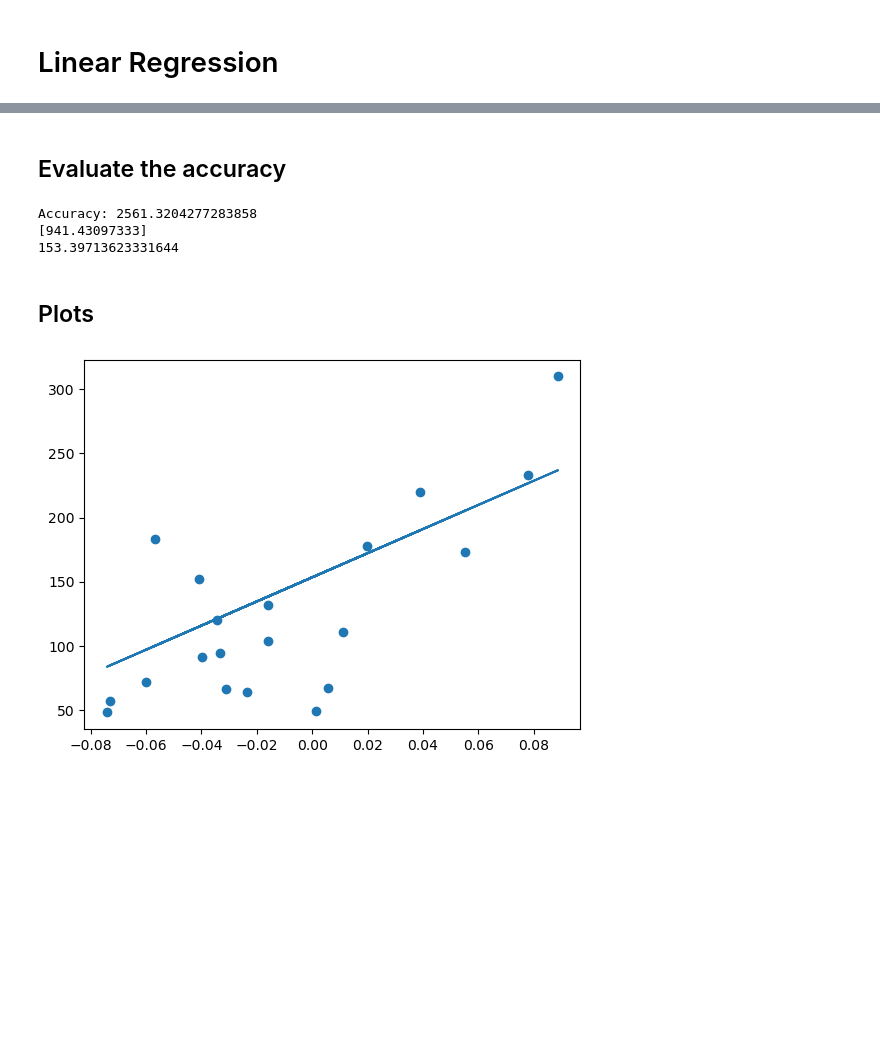
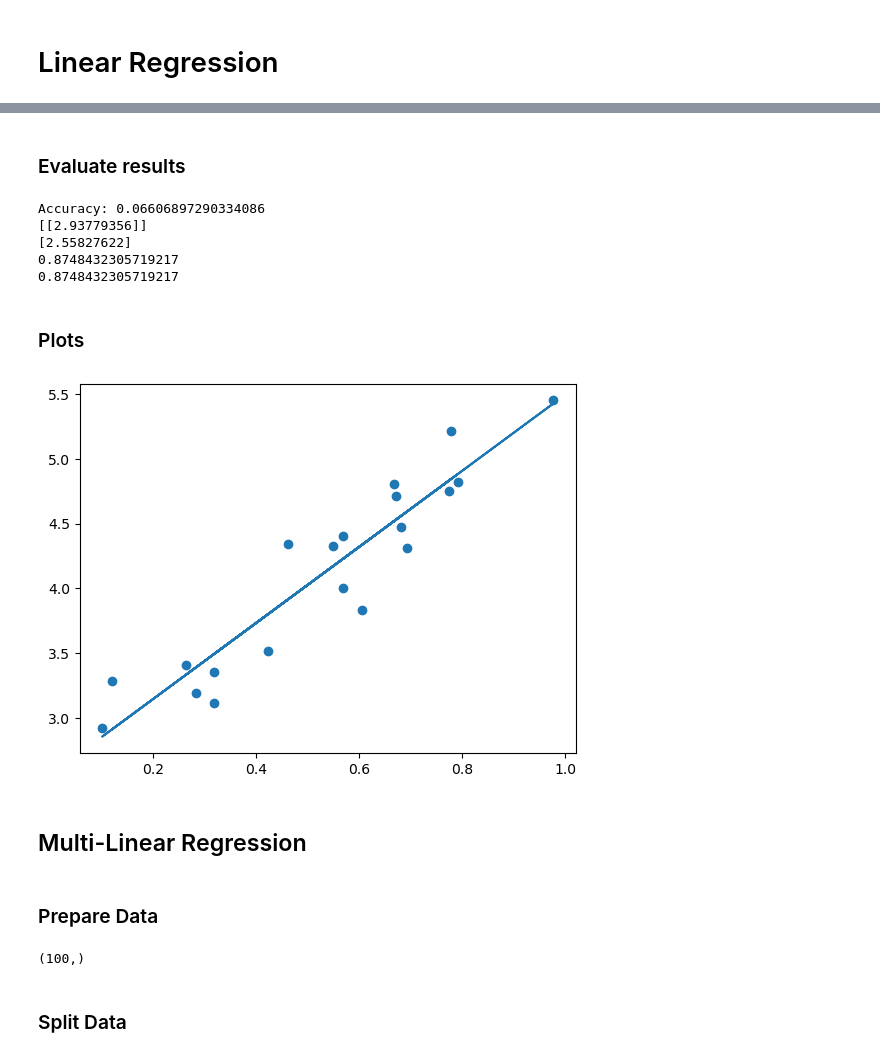
Before and after one commit to bc913/ai_ml_notes, a Jupyter notebook: jupyter/linear_reg.ipynb, the cells around one changed output, grey strips where cells are left out. Drawn from its saved outputs; the diff is of its cells as text; code cells hidden in the pictures; blank space fills up the shorter version.

Commit message:
Add more notes to linear reg

```diff
--- a/jupyter/linear_reg.ipynb
+++ b/jupyter/linear_reg.ipynb
@@ -14,3 +16,16 @@ disease = datasets.load_diabetes()
 # %%
-disease_x = disease.data[:, np.newaxis, 2]
-disease_y = disease.target
+'''
+You should call .reshape() on x because this array must be two-dimensional, or more precisely,
+it must have one column and as many rows as necessary
+'''
+x_data = disease.data[:, np.newaxis, 2]
+y_data = disease.target
+
+np.random.seed(0)
+x_data = np.random.rand(100, 1)
+y_data = 2 + 3 * x_data + np.random.rand(100, 1)
+
+'''
+x_data = np.array([5, 15, 25, 35, 45, 55]).reshape((-1, 1))
+y_data = np.array([5, 20, 14, 32, 22, 38])
+'''
@@ -19,7 +36,5 @@ disease_y = disease.target
 # %%
-disease_x_train = disease_x[:-30]
-disease_x_test = disease_x[-20:]
-
-disease_y_train = disease_y[:-30]
-disease_y_test = disease_y[-20:]
+# Split Data using scikit-learn
+from sklearn.model_selection import train_test_split
+x_train, x_test, y_train, y_test = train_test_split(x_data, y_data, test_size=0.20, random_state=42)
 # %% [markdown]
@@ -27,4 +42,4 @@ disease_y_test = disease_y[-20:]
 # %%
 lin_reg_model = linear_model.LinearRegression()
-lin_reg_model = lin_reg_model.fit(disease_x_train, disease_y_train)
+lin_reg_model = lin_reg_model.fit(x_train, y_train)
 # %% [markdown]
@@ -32,5 +47,5 @@ lin_reg_model = lin_reg_model.fit(disease_x_train, disease_y_train)
 # %%
-y_pred = lin_reg_model.predict(disease_x_test)
+y_pred = lin_reg_model.predict(x_test)
 # %% [markdown]
-## Evaluate the accuracy
+### Evaluate results
 # %%
@@ -41,15 +63,38 @@ intercept = lin_reg_model.intercept_
 print(f"Accuracy: {accuracy}")
 print(weights)
 print(intercept)
+print(coeff_of_determination)
+print(r2)
 # %% [output]
-Accuracy: 2561.3204277283858
-[941.43097333]
-153.39713623331644
+Accuracy: 0.06606897290334086
+[[2.93779356]]
+[2.55827622]
+0.8748432305719217
+0.8748432305719217
 # %% [markdown]
-## Plots
+### Plots
 # %%
-plt.scatter(disease_x_test, disease_y_test)
-plt.plot(disease_x_test, y_pred)
+plt.scatter(x_test, y_test)
+plt.plot(x_test, y_pred)
 plt.show()
 # %% [output]
-[figure, old version]
+[figure, new version]
+# %% [markdown]
+## Multi-Linear Regression
+# %% [markdown]
+### Prepare Data
+# %%
+x_data = np.random.rand(100, 2)
+y_data = np.add(2.0, np.multiply(3.0, x_data[:, 0]))+ np.random.rand(100)
+'''
+x = [
+    [0, 1], [5, 1], [15, 2], [25, 5], [35, 11], [45, 15], [55, 34], [60, 35]
+]
+y = [4, 5, 20, 14, 32, 22, 38, 43]
+x_data, y_data = np.array(x), np.array(y)
+'''
+y_data.shape
+# %% [output]
+(100,)
+# %% [markdown]
+### Split Data
```
Also changed, not shown: parts of 22 cells of this notebook.
